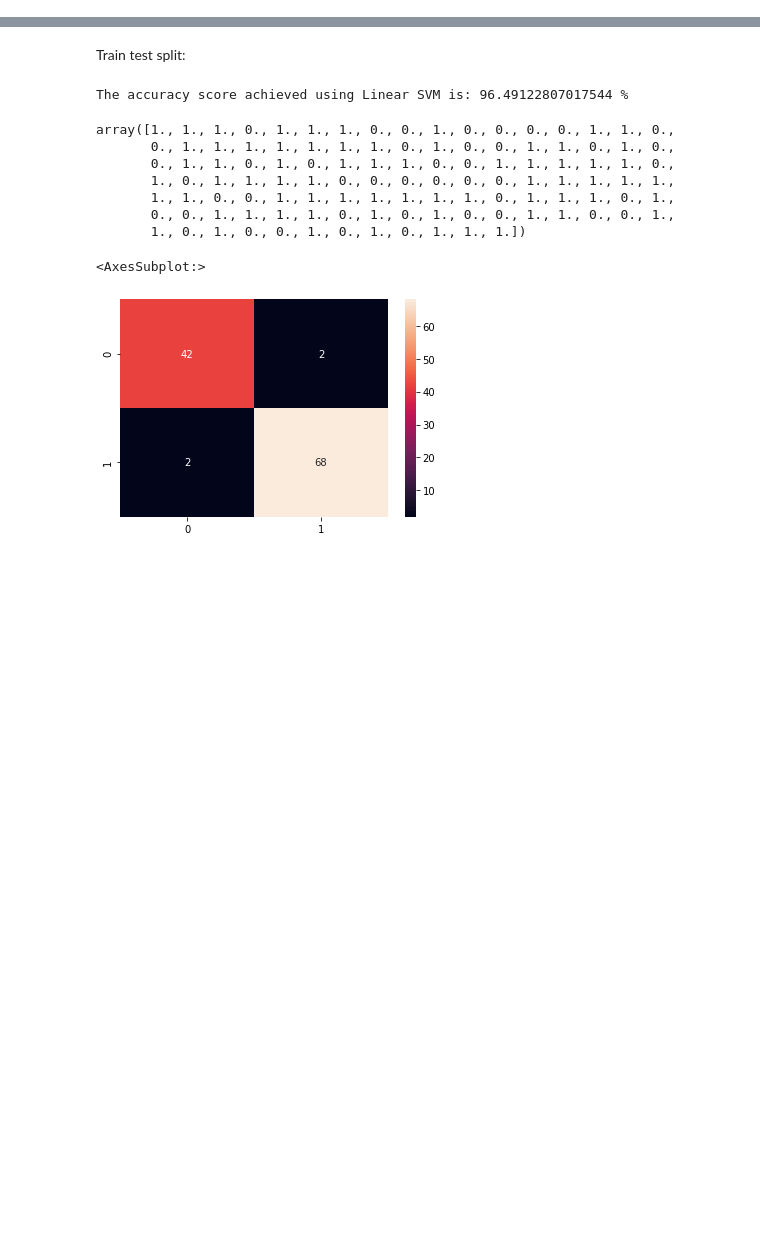
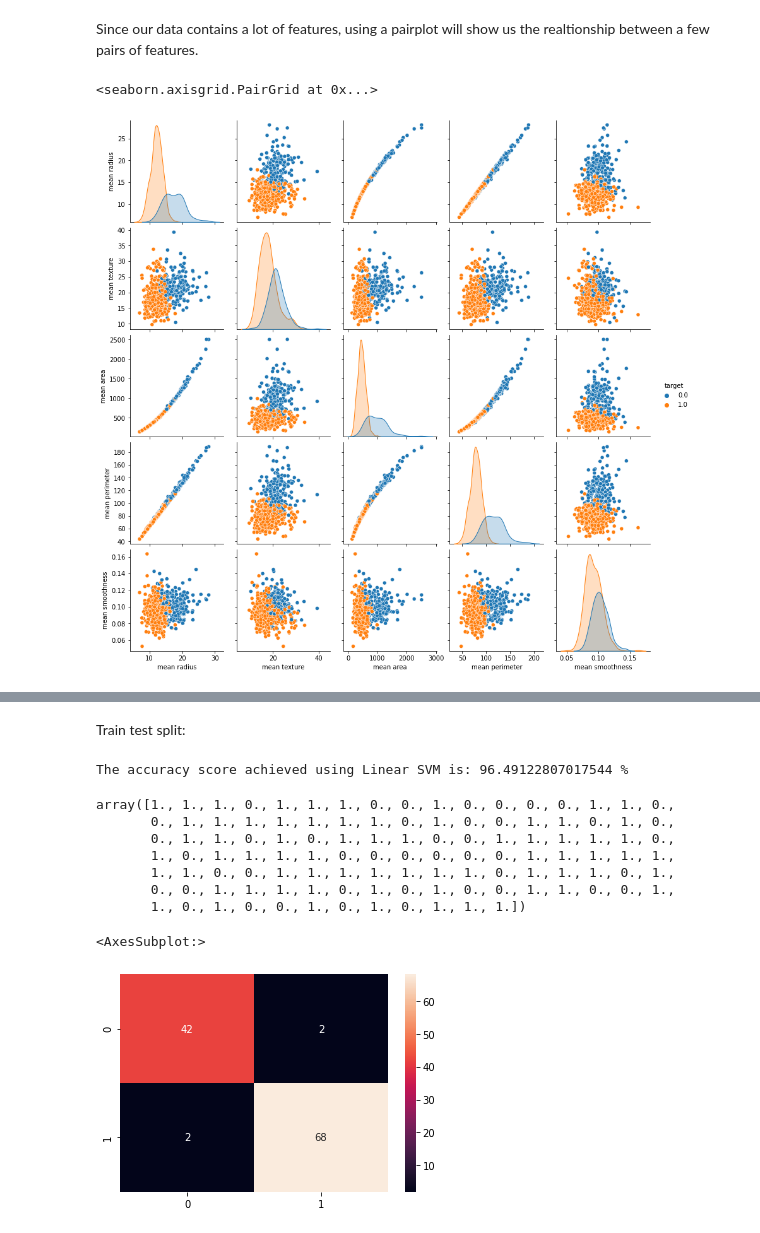
Before and after one commit to nshafik/Breast-Cancer, a Jupyter notebook: SVM_Breast_Cancer.ipynb, the cells around one changed output, grey strips where cells are left out. Drawn from its saved outputs; the diff is of its cells as text; code cells hidden in the pictures; blank space fills up the shorter version.

```diff
--- a/SVM_Breast_Cancer.ipynb
+++ b/SVM_Breast_Cancer.ipynb
@@ -82,0 +84,7 @@ Name: target, dtype: float64
+# %% [markdown]
+Since our data contains a lot of features, using a pairplot will show us the realtionship between a few pairs of features.
+# %%
+sns.pairplot(df, hue='target', vars = ['mean radius', 'mean texture', 'mean area', 'mean perimeter', 'mean smoothness'] )
+# %% [output]
+<seaborn.axisgrid.PairGrid at 0x...>
+[figure, added]
```
Also changed, not shown: parts of 18 cells of this notebook.
